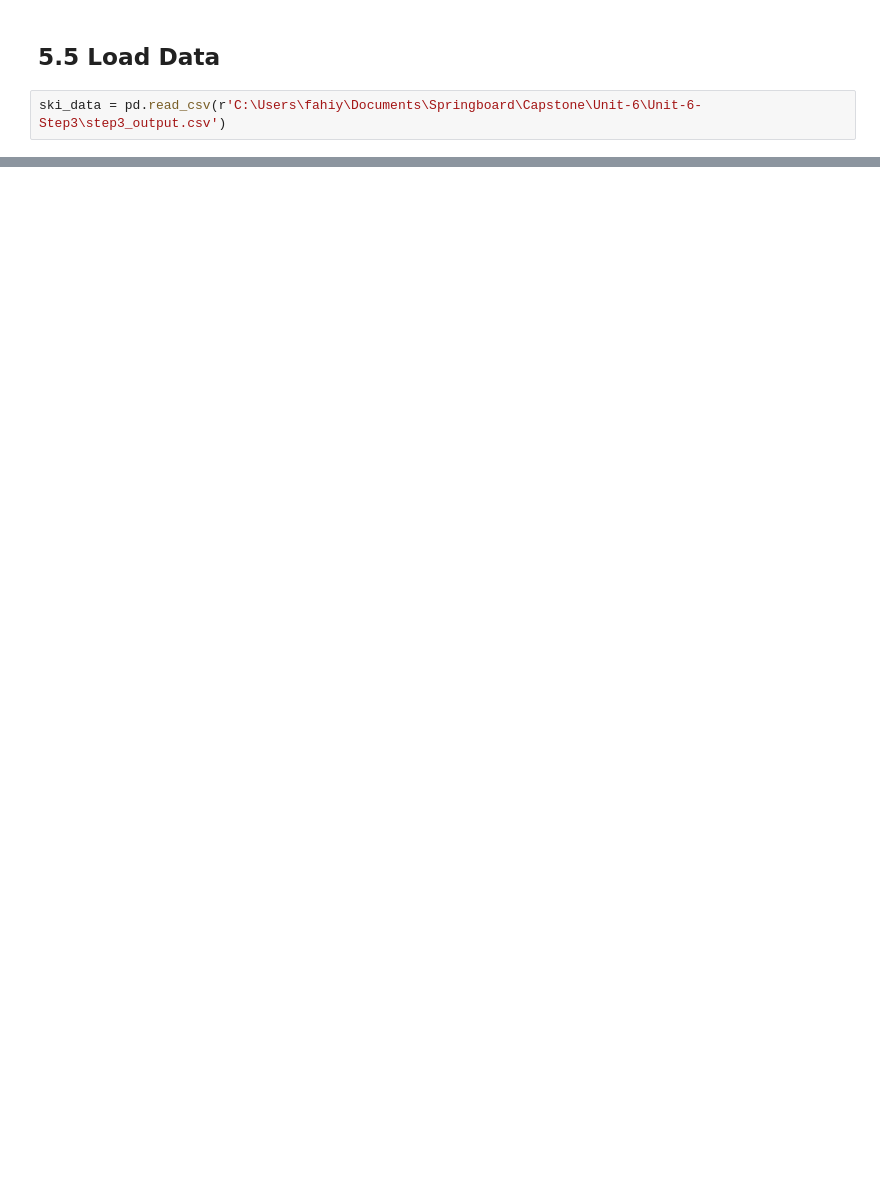
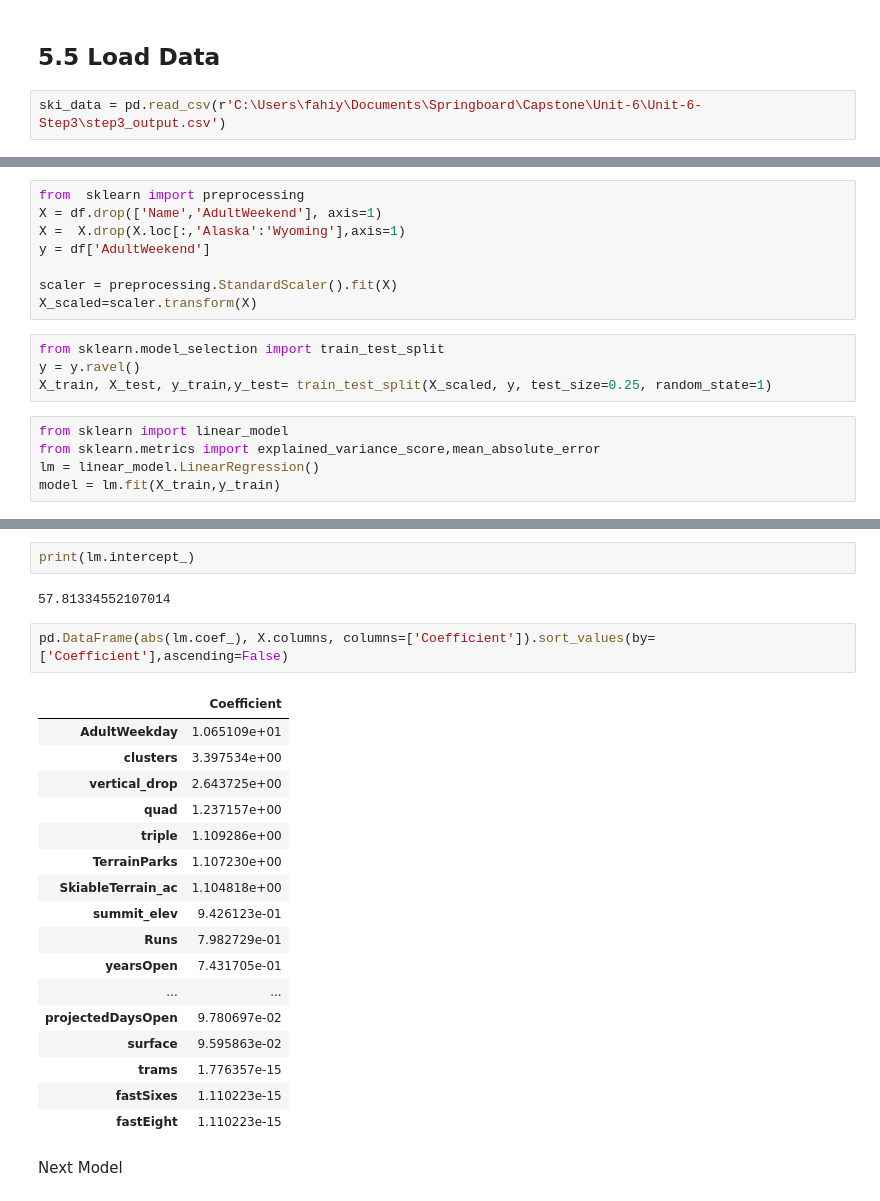
Before and after one commit to Fahiya/GuidedCapstone, a Jupyter notebook: Unit-6/FI-05_modeling.ipynb, the cells around one changed output, grey strips where cells are left out. Saved outputs shown, nothing was run; the diff lists cells and outputs as text; blank space fills up the shorter version.

```diff
--- a/Unit-6/FI-05_modeling.ipynb
+++ b/Unit-6/FI-05_modeling.ipynb
@@ -416,0 +165,17 @@ No difference whatsoever. Although the longest run feature was used in the linea
+# %%
+from  sklearn import preprocessing
+X = df.drop(['Name','AdultWeekend'], axis=1)
+X =  X.drop(X.loc[:,'Alaska':'Wyoming'],axis=1)
+y = df['AdultWeekend']
+
+scaler = preprocessing.StandardScaler().fit(X)
+X_scaled=scaler.transform(X)
+# %%
+from sklearn.model_selection import train_test_split
+y = y.ravel()
+X_train, X_test, y_train,y_test= train_test_split(X_scaled, y, test_size=0.25, random_state=1)
+# %%
+from sklearn import linear_model
+from sklearn.metrics import explained_variance_score,mean_absolute_error
+lm = linear_model.LinearRegression()
+model = lm.fit(X_train,y_train)
@@ -416,0 +202,26 @@ No difference whatsoever. Although the longest run feature was used in the linea
+# %%
+print(lm.intercept_)
+# %% [output]
+57.81334552107014
+# %%
+pd.DataFrame(abs(lm.coef_), X.columns, columns=['Coefficient']).sort_values(by=['Coefficient'],ascending=False)
+# %% [output]
+|  | Coefficient |
+| AdultWeekday | 1.065109e+01 |
+| clusters | 3.397534e+00 |
+| vertical_drop | 2.643725e+00 |
+| quad | 1.237157e+00 |
+| triple | 1.109286e+00 |
+| TerrainParks | 1.107230e+00 |
+| SkiableTerrain_ac | 1.104818e+00 |
+| summit_elev | 9.426123e-01 |
+| Runs | 7.982729e-01 |
+| yearsOpen | 7.431705e-01 |
+| ... | ... |
+| projectedDaysOpen | 9.780697e-02 |
+| surface | 9.595863e-02 |
+| trams | 1.776357e-15 |
+| fastSixes | 1.110223e-15 |
+| fastEight | 1.110223e-15 |
+# %% [markdown]
+Next Model
```
Also changed, not shown: parts of 105 cells of this notebook.
